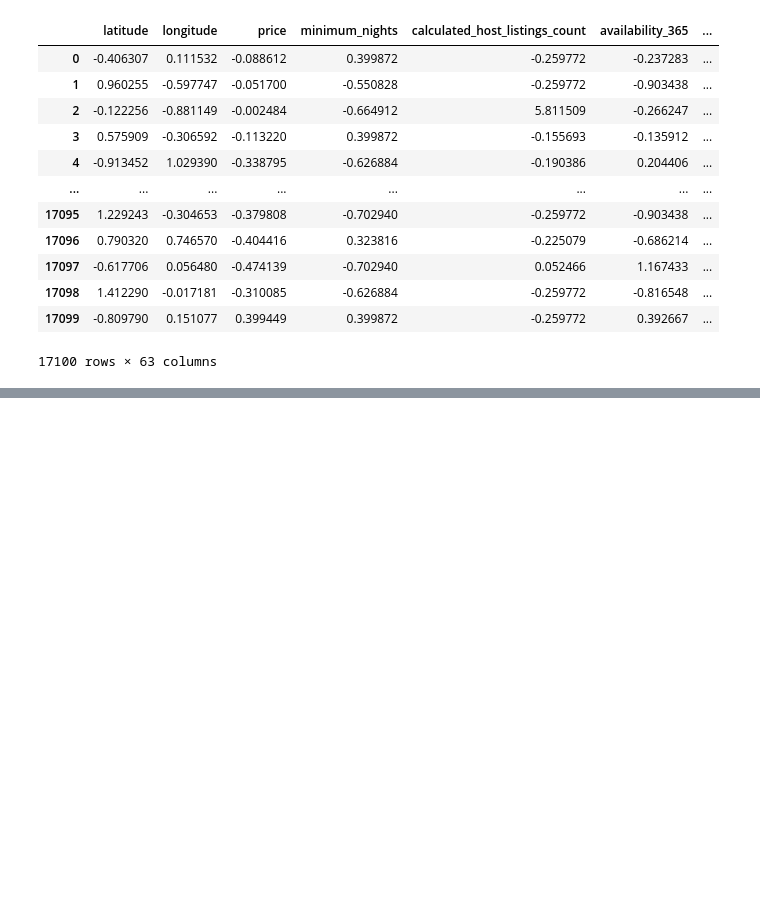
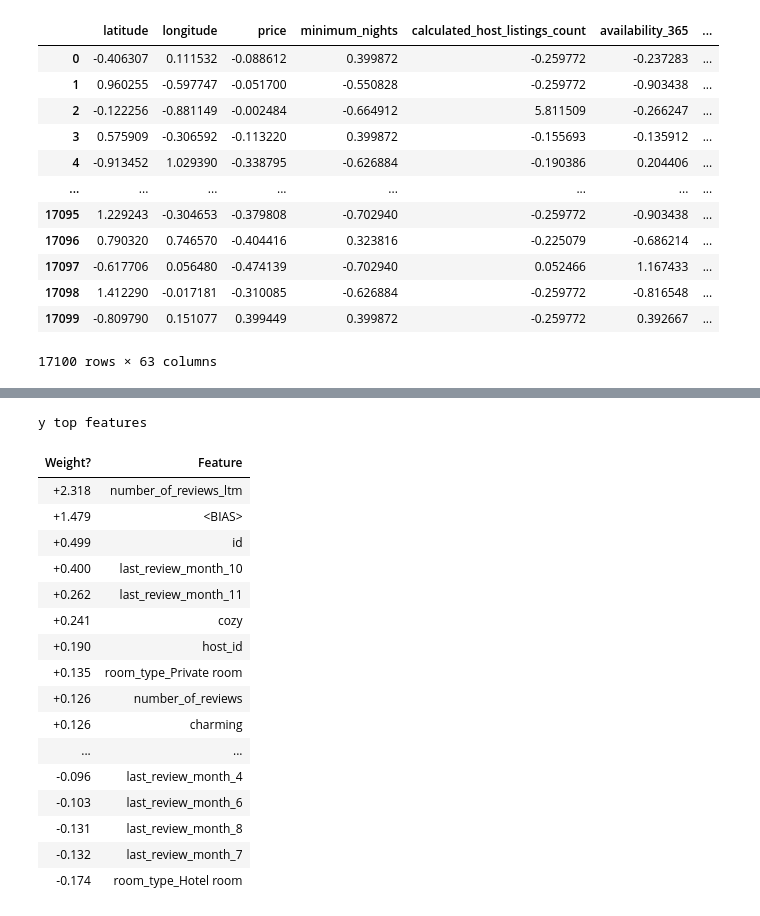
Before and after one commit to valli180/airbnb-popularity_regression, a Jupyter notebook: notebooks/model.ipynb, the cells around one changed output, grey strips where cells are left out. Drawn from its saved outputs; the diff is of its cells as text; code cells hidden in the pictures; blank space fills up the shorter version.

```diff
--- a/notebooks/model.ipynb
+++ b/notebooks/model.ipynb
@@ -202,7 +191,7 @@ assert (
 # %%
 X_train, y_train = train_data.drop(columns=[target_column]), train_data[target_column]
 X_val, y_val = val_data.drop(columns=[target_column]), val_data[target_column]
-X_train_big, y_train_big = train_val_data.drop(columns=[target_column]), train_val_data[target_column]
+X_train_val, y_train_val = train_val_data.drop(columns=[target_column]), train_val_data[target_column]
 # %%
 X_train.info()
 # %% [output]
@@ -399,0 +469,15 @@ pd.DataFrame(results)
+# %%
+params = {'ridge__alpha': 10.0 ** np.arange(-2, 6, 1)}
+# %%
+pipe_ridge = make_pipeline(column_transformer, Ridge())
+
+random_search = RandomizedSearchCV(
+    pipe_ridge,
+    params,
+    n_jobs=-1,
+    return_train_score=True,
+    scoring=scoring_metrics,
+    refit="r2"
+)
+# %%
+random_search.fit(X_train_val, y_train_val)
@@ -399,0 +525,28 @@ pd.DataFrame(results)
+# %%
+pipe_ridge_final = make_pipeline(
+    column_transformer,
+    Ridge(alpha=1000)
+)
+
+pipe_ridge_final.fit(X_train_val, y_train_val)
+
+eli5.explain_weights(pipe_ridge_final.named_steps["ridge"], feature_names=new_columns)
+# %% [output]
+y top features
+| Weight? | Feature |
+| +2.318 | number_of_reviews_ltm |
+| +1.479 | <BIAS> |
+| +0.499 | id |
+| +0.400 | last_review_month_10 |
+| +0.262 | last_review_month_11 |
+| +0.241 | cozy |
+| +0.190 | host_id |
+| +0.135 | room_type_Private room |
+| +0.126 | number_of_reviews |
+| +0.126 | charming |
+| ... | ... |
+| -0.096 | last_review_month_4 |
+| -0.103 | last_review_month_6 |
+| -0.131 | last_review_month_8 |
+| -0.132 | last_review_month_7 |
+| -0.174 | room_type_Hotel room |
```
Also changed, not shown: parts of 75 cells of this notebook, 9 other files.
